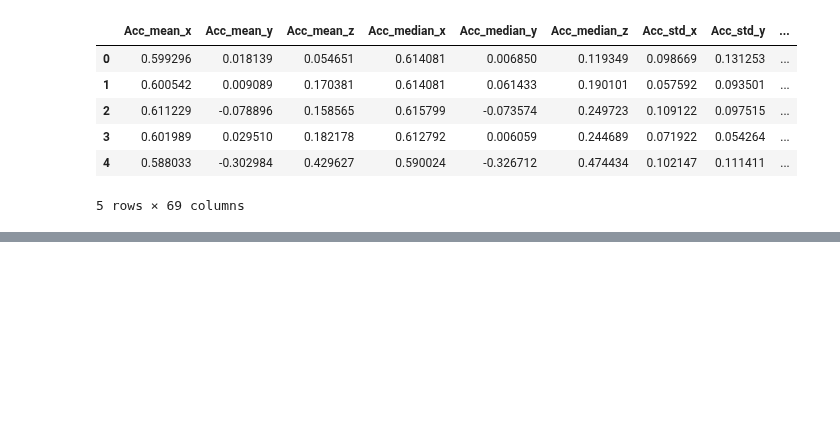
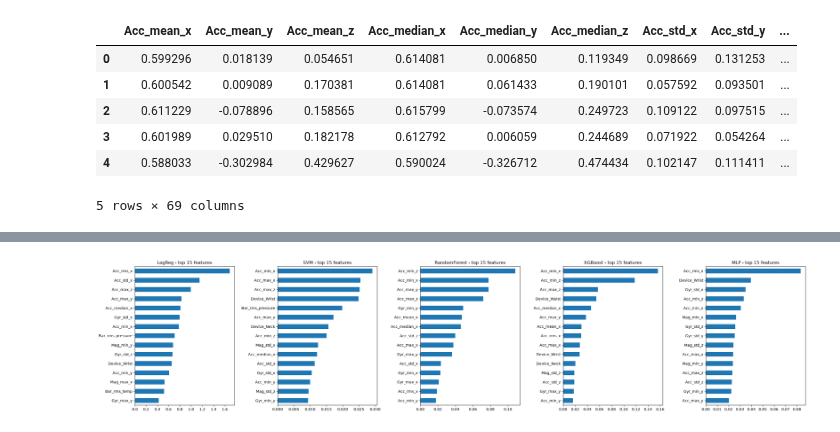
Before and after one commit to emfallat/EECE-5644-Final-Project, a Jupyter notebook: detecting_activity.ipynb, the cells around one changed output, grey strips where cells are left out. Saved outputs shown, nothing was run; the diff lists cells and outputs as text; code cells hidden in the pictures; blank space fills up the shorter version.

```diff
--- a/detecting_activity.ipynb
+++ b/detecting_activity.ipynb
@@ -399,0 +711,41 @@ Final feature count: 54
+# %%
+# Feature importance for all 5 tuned models.
+# LogReg: absolute value of the standardized coefficients (bigger magnitude = biggereffect on the log-odds of fall).
+# RandomForest / XGBoost: built-in impurity-based feature_importances_.
+# SVM (RBF kernel) and MLP: neither has a single global linear coefficient (SVM's boundary
+#   isn't linear in the original feature space; MLP's weights are per-layer matrices with
+#   no single feature-level meaning) - so permutation importance is used for both instead
+#   (shuffle one feature at a time, measure how much test F1 drops).
+def perm_importance(model, X, y, cols, n=5, seed=SEED):
+    base = evaluate(model, X, y)[0]["f1"]
+    rng = np.random.default_rng(seed)
+    imp = {}
+    for j, c in enumerate(cols):
+        drops = []
+        for _ in range(n):
+            Xp = X.copy()
+            Xp[:, j] = Xp[rng.permutation(len(Xp)), j]
+            drops.append(base - evaluate(model, Xp, y)[0]["f1"])
+        imp[c] = np.mean(drops)
+    return pd.Series(imp).sort_values()
+
+feat_cols = X_train.columns.tolist()
+logreg_imp = pd.Series(np.abs(tuned_models["LogReg"].coef_[0]), index=feat_cols).sort_values()
+rf_imp     = pd.Series(tuned_models["RandomForest"].feature_importances_, index=feat_cols).sort_values()
+xgb_imp    = pd.Series(tuned_models["XGBoost"].feature_importances_, index=feat_cols).sort_values()
+svm_imp    = perm_importance(tuned_models["SVM"], X_te, y_te, feat_cols, n=5)
+mlp_imp    = perm_importance(tuned_models["MLP"], X_te, y_te, feat_cols, n=5)
+
+fig, axes = plt.subplots(1, 5, figsize=(27, 6))
+for ax, (name, imp) in zip(axes, [("LogReg", logreg_imp), ("SVM", svm_imp),
+                                   ("RandomForest", rf_imp), ("XGBoost", xgb_imp),
+                                   ("MLP", mlp_imp)]):
+    imp[-15:].plot.barh(ax=ax)
+    ax.set_title(name + " - top 15 features")
+plt.tight_layout(); plt.savefig("figures/feature_importance.png"); plt.show()
+
+# this is important because it shows which features the models actually used to make their predictions, and whether they are consistent
+# with the research questions and domain knowledge. For example, if the models are relying heavily on features that are not physically meaningful or
+# expected to be relevant to falls, that could indicate a problem with the feature engineering or data quality.
+# %% [output]
+[figure, added]
```
Also changed, not shown: parts of 20 cells of this notebook.
